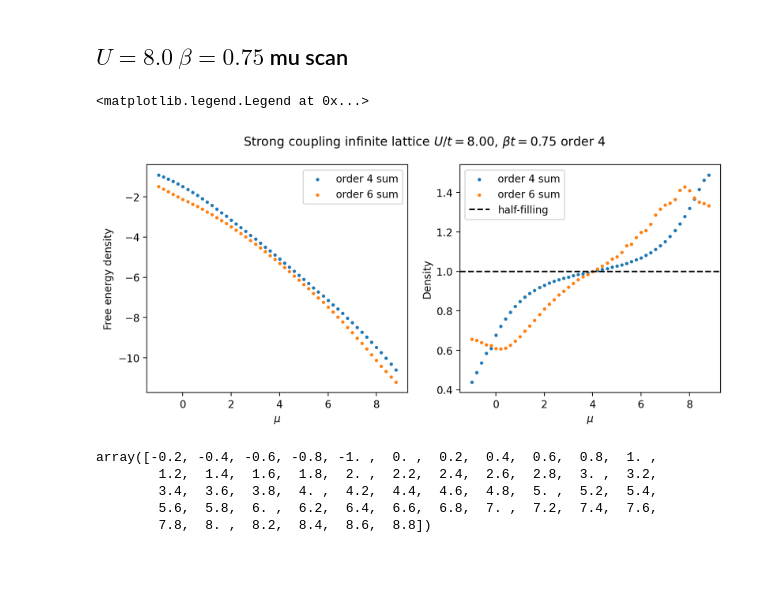
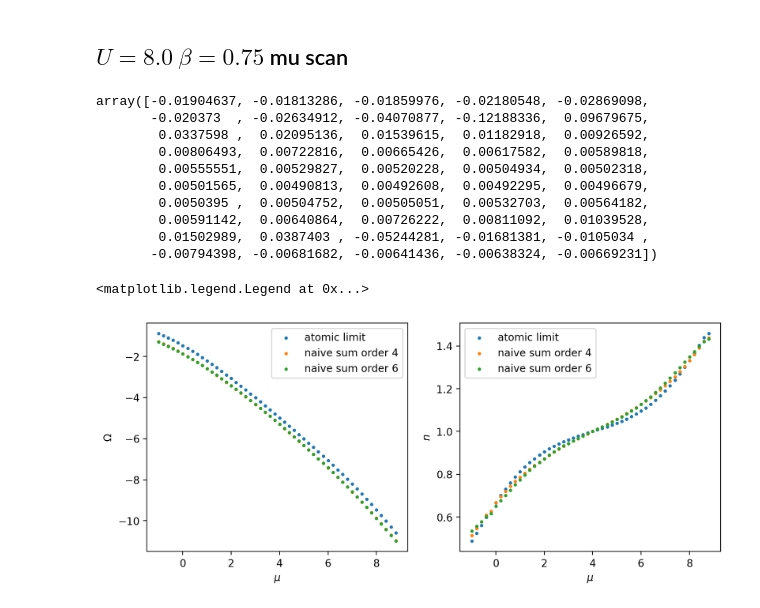
Before and after one commit to louishrm/strong_coupling_expansion, a Jupyter notebook: analytical/analysis_infinite_lattice.ipynb, the cells around one changed output. Cells and saved outputs as stored; diff of their text form; code cells hidden in the pictures; blank space fills up the shorter version.

Commit message:
results

```diff
--- a/analytical/analysis_infinite_lattice.ipynb
+++ b/analytical/analysis_infinite_lattice.ipynb
@@ -13,3 +8,0 @@ $-k_BT \ln Z$ as a function of $\mu$.
-# %%
-U=6.0
-beta=1.0
@@ -135,52 +82,54 @@ U = 8.0
 beta = 0.75
 # %%
 #load order4
-with h5py.File('/Users/louissharma/Desktop/results_sc/results/full_lattice_Omega_order_4_scan_mu_U=8.0_beta=0.75_alpha=0.3.h5', 'r') as f:
+with h5py.File('/Users/louissharma/Desktop/results_sc/results/full_lattice_Omega_order_4_scan_mu_U=8.0_beta=75.0_alpha=0.01.h5', 'r') as f:
     mus = f['mu_list'][:]
     means_4 = f['mean_list'][:]
     errors_4 = f['error_list'][:]
 
 #load order 6
-with h5py.File('/Users/louissharma/Desktop/results_sc/results/full_lattice_Omega_order_6_scan_mu_U=8.0_beta=0.75_alpha=0.3.h5', 'r') as f:
+with h5py.File('/Users/louissharma/Desktop/results_sc/results/full_lattice_Omega_order_6_scan_mu_U=8.0_beta=75.0_alpha=0.01.h5', 'r') as f:
     mus_62 = f['mu_list'][:]
     means_6 = f['mean_list'][:]
     errors_6 = f['error_list'][:]
 # %%
 a4 = means_4
 a6 = means_6
+# %%
+errors_6/means_6
+# %% [output]
+array([-0.01904637, -0.01813286, -0.01859976, -0.02180548, -0.02869098,
+       -0.020373  , -0.02634912, -0.04070877, -0.12188336,  0.09679675,
+        0.0337598 ,  0.02095136,  0.01539615,  0.01182918,  0.00926592,
+        0.00806493,  0.00722816,  0.00665426,  0.00617582,  0.00589818,
+        0.00555551,  0.00529827,  0.00520228,  0.00504934,  0.00502318,
+        0.00501565,  0.00490813,  0.00492608,  0.00492295,  0.00496679,
+        0.0050395 ,  0.00504752,  0.00505051,  0.00532703,  0.00564182,
+        0.00591142,  0.00640864,  0.00726222,  0.00811092,  0.01039528,
+        0.01502989,  0.0387403 , -0.05244281, -0.01681381, -0.0105034 ,
+       -0.00794398, -0.00681682, -0.00641436, -0.00638324, -0.00669231])
 # %%
-t = 1.0
-g = t**2
-#coeffs_sq = np.array([a_0(U, beta, mus), a_2(U, beta, mus),a4, a6]) #treat as a function of t^2
 
-# orders = {(2,1): [], (1,2): []}
-# for order in orders.keys():
-#     pade_sum = pade_approx_batch(coeffs_sq, order, 0.0)(t**2).real
-#     orders[order].append(pade_sum)
-
-naive_sum_4 = lambda g: a_0(U,beta, mus) + a_2(U, beta, mus)*g + a4*g**2
-naive_sum_6 = lambda g: a_0(U,beta, mus) + a_2(U, beta, mus)*g + a4*g**2 + a6*g**3
+naive_sum_4 = lambda t: a_0(U,beta, mus) + a_2(U, beta, mus)*t**2 + a4*t**4
+naive_sum_6 = lambda t: a_0(U,beta, mus) + a_2(U, beta, mus)*t**2 + a4*t**4 + a6*t**6
+naive_sum_4_kubo = lambda t: a_0(U,beta,mus) + a_2(U,beta,mus)*t**2+ kubo_exact_4(U, beta, mus, t)
 # %%
 fig, (ax1, ax2) = plt.subplots(1,2, figsize=(10,4))
-fig.suptitle(rf'Strong coupling infinite lattice $U/t={ U/t:.2f}$, $\beta t={beta*t}$ order 4')
-ax1.scatter(mus, naive_sum_4(g), label='order 4 sum', s=5)
-ax1.scatter(mus, naive_sum_6(g), label='order 6 sum', s=5)
+t = 1.0
+ax1.scatter(mus, a_0(U,beta,mus), label='atomic limit', s=5)
+ax1.scatter(mus, naive_sum_4(t), label='naive sum order 4', s=5)
+ax1.scatter(mus, naive_sum_6(t), label='naive sum order 6', s=5)
+
 ax1.set_xlabel(r'$\mu$')
-ax1.set_ylabel('Free energy density')
-
+ax1.set_ylabel(r'$\Omega$')
 ax1.legend()
 
-# for order in orders.keys():
-#     ax2.scatter(mus, -np.gradient(orders[order][0], mus), label=f'Pade {order}', s=5)
+ax2.scatter(mus, -np.gradient(a_0(U,beta,mus), mus), label='atomic limit', s=5)
+ax2.scatter(mus, -np.gradient(naive_sum_4(t), mus), label='naive sum order 4', s=5)
+ax2.scatter(mus, -np.gradient(naive_sum_6(t), mus), label='naive sum order 6', s=5)
 ax2.set_xlabel(r'$\mu$')
-ax2.set_ylabel('Density')
-#ax2.scatter(mus, -np.gradient(a_0(U, beta, mus), mus), label='atomic limit', c='r', s=5, marker='x')
-ax2.scatter(mus, -np.gradient(naive_sum_4(g), mus), label='order 4 sum', s=5)
-ax2.scatter(mus, -np.gradient(naive_sum_6(g), mus), label='order 6 sum', s=5)
-# ax2.set_xlim(-0.1,4.1)
-# ax2.set_ylim(0.65,1.05)
-ax2.axhline(1.0, color='r', linestyle='dashed', label='half-filling', c='k')
+ax2.set_ylabel(r'$n$')
 ax2.legend()
 # %% [output]
 <matplotlib.legend.Legend at 0x...>
-[figure, old version]
+[figure, new version]
@@ -191,8 +135,0 @@ np.save('./sc_expansion_FE_density_and_mu_U=8.0_beta=0.75_order4_6.npy', data)
-# %%
-data[0]
-# %% [output]
-array([-0.2, -0.4, -0.6, -0.8, -1. ,  0. ,  0.2,  0.4,  0.6,  0.8,  1. ,
-        1.2,  1.4,  1.6,  1.8,  2. ,  2.2,  2.4,  2.6,  2.8,  3. ,  3.2,
-        3.4,  3.6,  3.8,  4. ,  4.2,  4.4,  4.6,  4.8,  5. ,  5.2,  5.4,
-        5.6,  5.8,  6. ,  6.2,  6.4,  6.6,  6.8,  7. ,  7.2,  7.4,  7.6,
-        7.8,  8. ,  8.2,  8.4,  8.6,  8.8])
```
Also changed, not shown: parts of 19 cells of this notebook.
